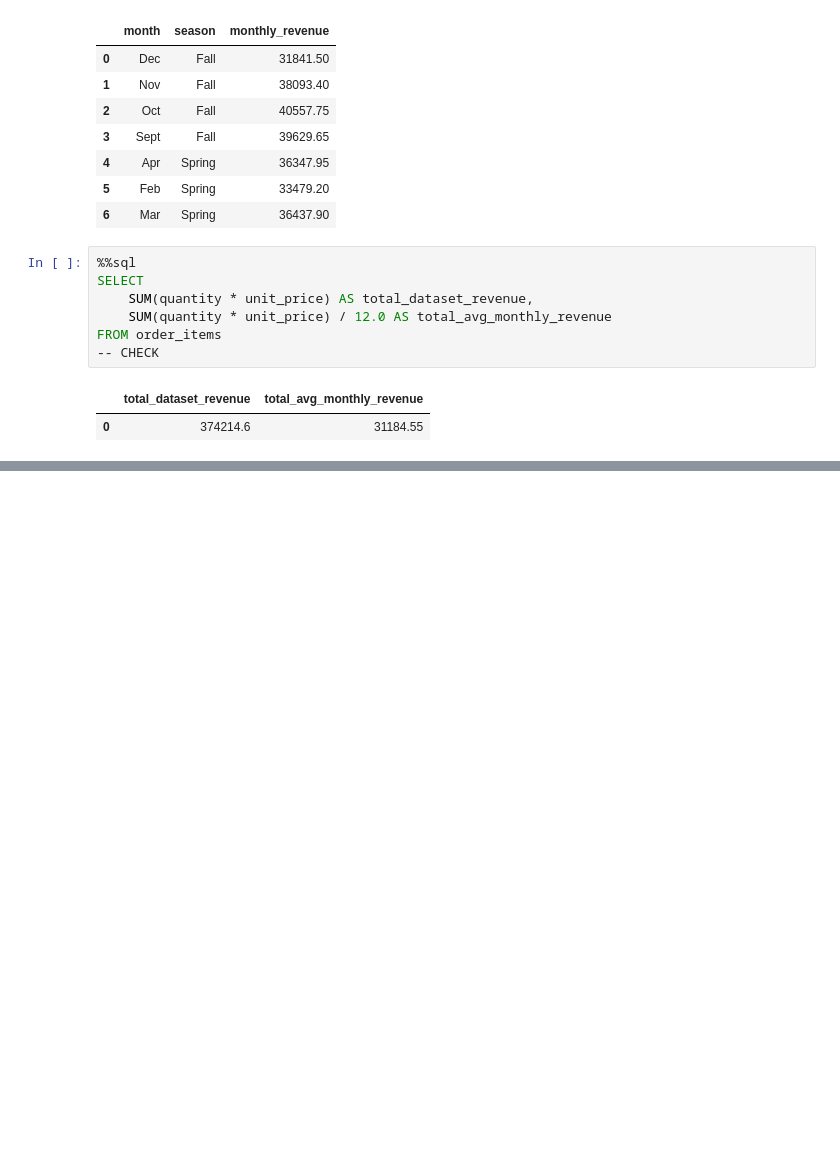
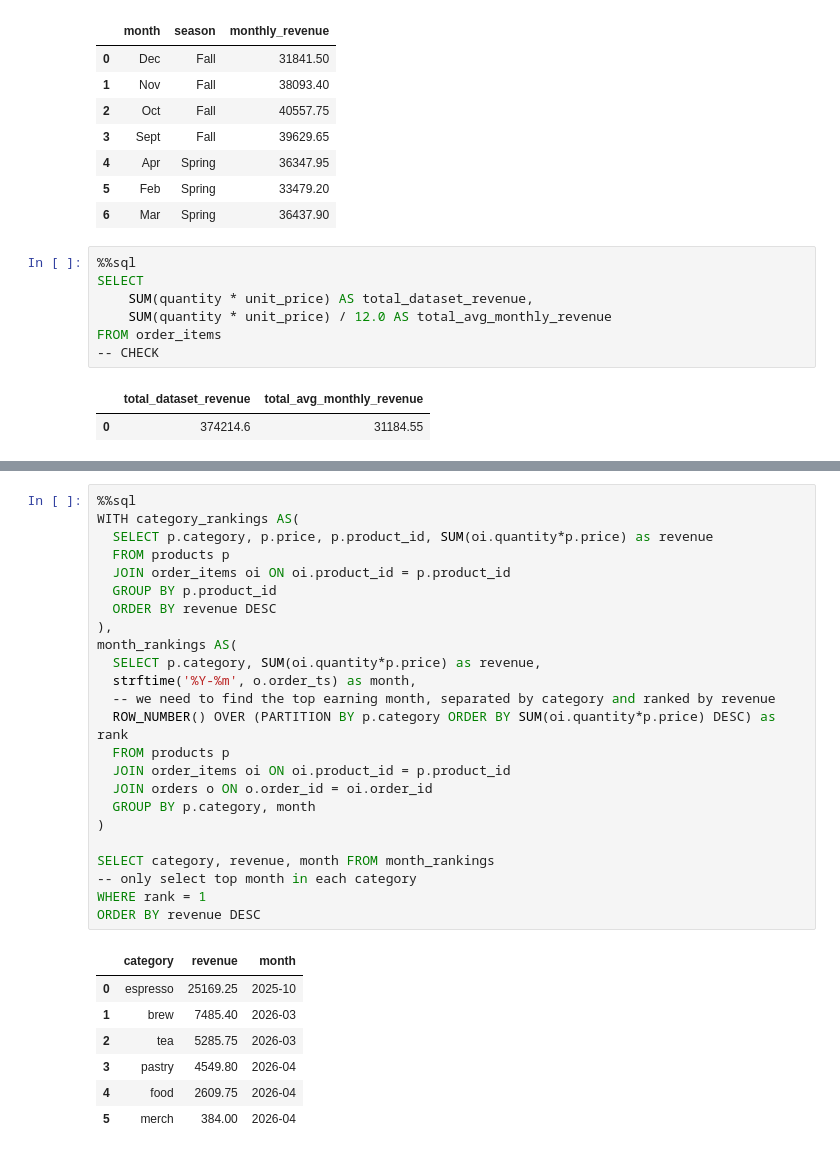
Before and after one commit to anguy22/anguy22.github.io, a Jupyter notebook: Assignment1.ipynb, the cells around one changed output, grey strips where cells are left out. Cells and saved outputs as stored; diff of their text form; blank space fills up the shorter version.

```diff
--- a/Assignment1.ipynb
+++ b/Assignment1.ipynb
@@ -356,0 +365,32 @@ FROM order_items
+# %%
+%%sql
+WITH category_rankings AS(
+  SELECT p.category, p.price, p.product_id, SUM(oi.quantity*p.price) as revenue
+  FROM products p
+  JOIN order_items oi ON oi.product_id = p.product_id
+  GROUP BY p.product_id
+  ORDER BY revenue DESC
+),
+month_rankings AS(
+  SELECT p.category, SUM(oi.quantity*p.price) as revenue,
+  strftime('%Y-%m', o.order_ts) as month,
+  -- we need to find the top earning month, separated by category and ranked by revenue
+  ROW_NUMBER() OVER (PARTITION BY p.category ORDER BY SUM(oi.quantity*p.price) DESC) as rank
+  FROM products p
+  JOIN order_items oi ON oi.product_id = p.product_id
+  JOIN orders o ON o.order_id = oi.order_id
+  GROUP BY p.category, month
+)
+
+SELECT category, revenue, month FROM month_rankings
+-- only select top month in each category
+WHERE rank = 1
+ORDER BY revenue DESC
+# %% [output]
+|  | category | revenue | month |
+| 0 | espresso | 25169.25 | 2025-10 |
+| 1 | brew | 7485.40 | 2026-03 |
+| 2 | tea | 5285.75 | 2026-03 |
+| 3 | pastry | 4549.80 | 2026-04 |
+| 4 | food | 2609.75 | 2026-04 |
+| 5 | merch | 384.00 | 2026-04 |
```
Also changed, not shown: parts of 2 cells of this notebook.
